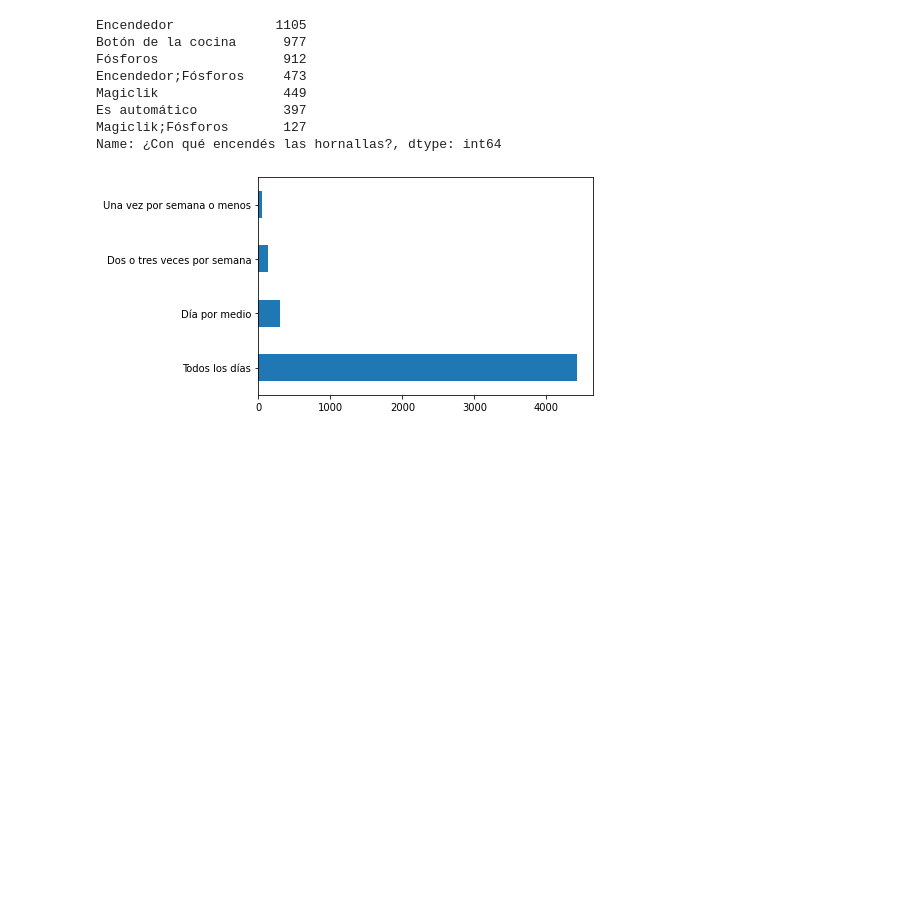
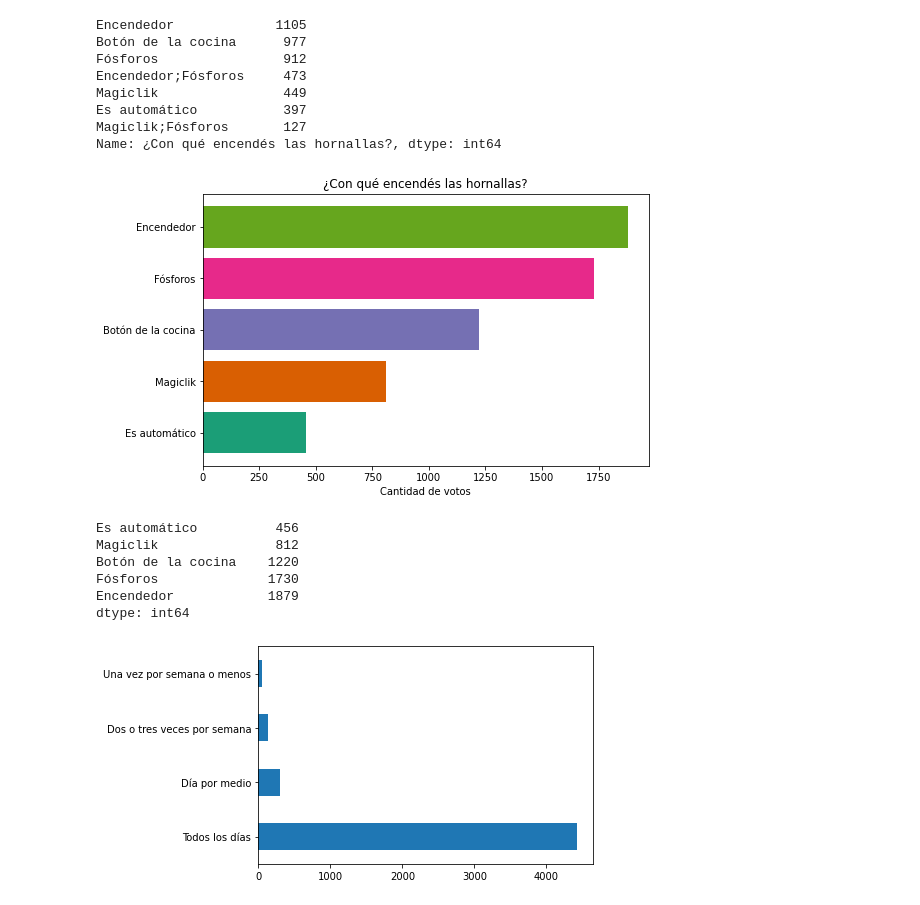
Before and after one commit to seppo0010/hornallas, a Jupyter notebook: Hornallas.ipynb, the cells around one changed output. Saved outputs shown, nothing was run; the diff lists cells and outputs as text; code cells hidden in the pictures; blank space fills up the shorter version.

```diff
--- a/Hornallas.ipynb
+++ b/Hornallas.ipynb
@@ -310,6 +310,29 @@ df['¿Con qué encendés las hornallas?'] = df['¿Con qué encendés las hornall
     'Símil magiclick, genérico': 'Magiclik',
     'Giro perilla': 'Es automático',
 }.get(v, v))
+# %%
+df0 = pd.Series({
+    v: df['¿Con qué encendés las hornallas?'].fillna('').apply(lambda x: v in x).sum()
+    for v
+    in ['Encendedor', 'Botón de la cocina', 'Fósforos', 'Magiclik', 'Es automático']
+}).sort_values()
+
+plt.subplots(1, 1, figsize=(8, 5))
+plt.barh(y=df0.index, width=df0.values, color=[cmap(i) for i in range(5)])
+plt.title('¿Con qué encendés las hornallas?')
+plt.xlabel('Cantidad de votos')
+None
+# %% [output]
+[figure, added]
+# %%
+df0
+# %% [output]
+Es automático          456
+Magiclik               812
+Botón de la cocina    1220
+Fósforos              1730
+Encendedor            1879
+dtype: int64
 # %%
 df['¿Con qué frecuencia usás una hornalla?'].value_counts().plot(kind='barh');
 # %% [output]
```
Also changed, not shown: 2 other files.
